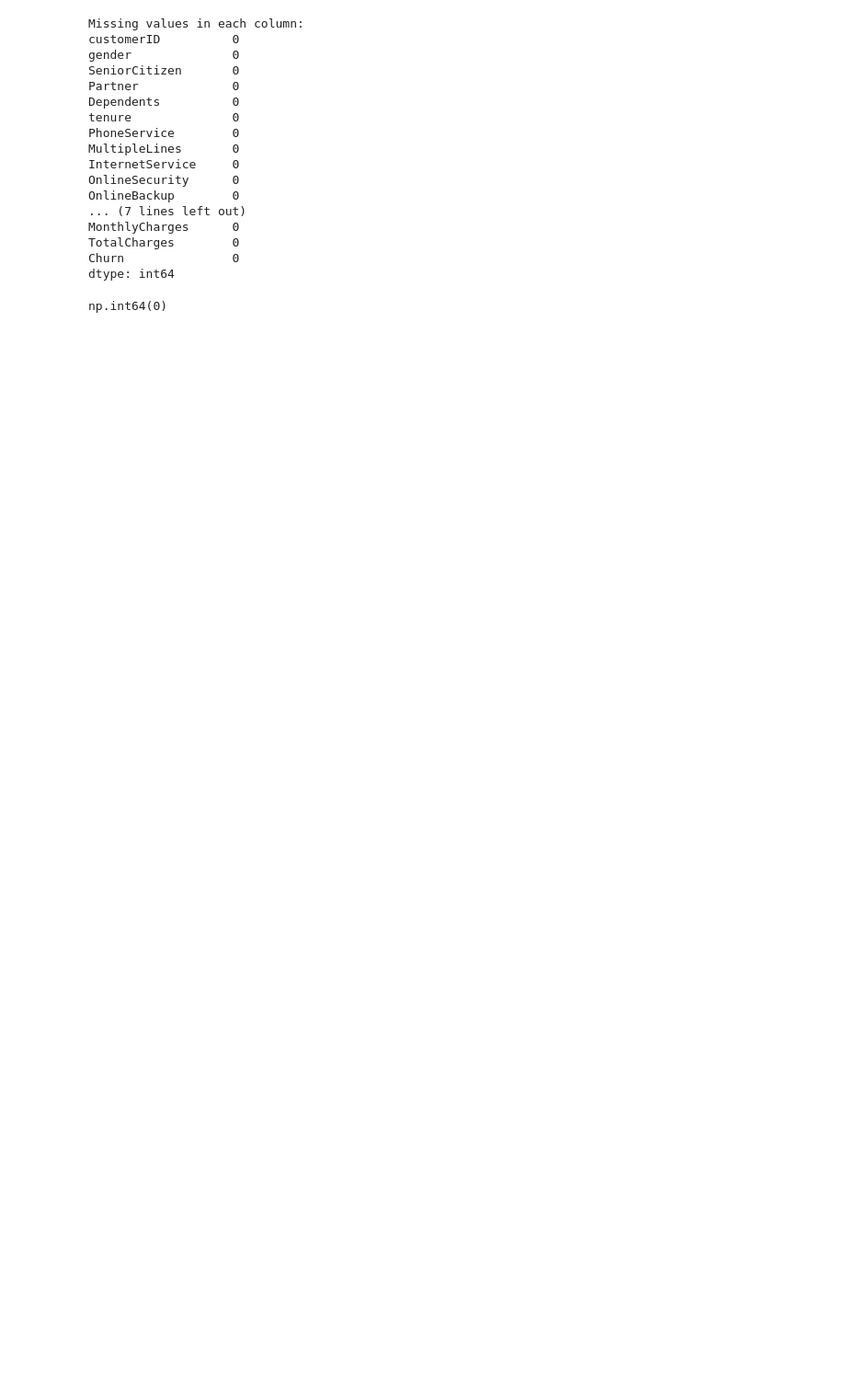
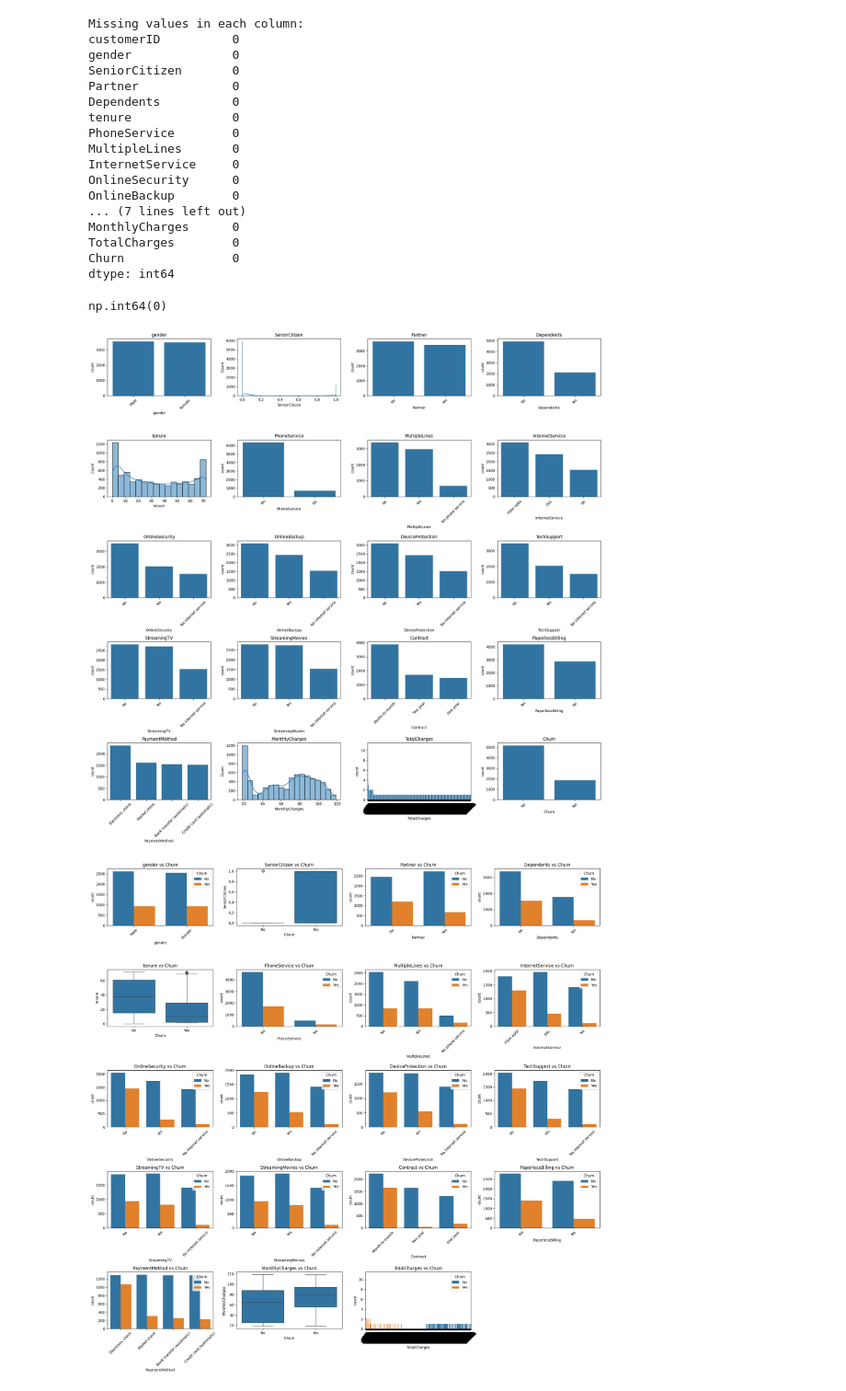
Before and after one commit to diego14INF/churn-ml-system, a Jupyter notebook: notebooks/churn_notebook.ipynb, the cells around one changed output. Shown at 92% size. Drawn from its saved outputs; the diff is of its cells as text; code cells hidden in the pictures; blank space fills up the shorter version.

Commit message:
chore: update requirements and test reusable EDA visualization module

```diff
--- a/notebooks/churn_notebook.ipynb
+++ b/notebooks/churn_notebook.ipynb
@@ -89,3 +125,12 @@ TotalCharges        0
 Churn               0
 dtype: int64
 np.int64(0)
+# %%
+from src.eda.visualization import plot_eda_grid, plot_eda_grid_vs_target
+features = df.columns.tolist()
+
+plot_eda_grid(df, features, cols=4)
+plot_eda_grid_vs_target(df, features, target='Churn', cols=4)
+# %% [output]
+[figure, added]
+[figure, added]
```
Also changed, not shown: parts of 2 cells of this notebook, 1 other file.
